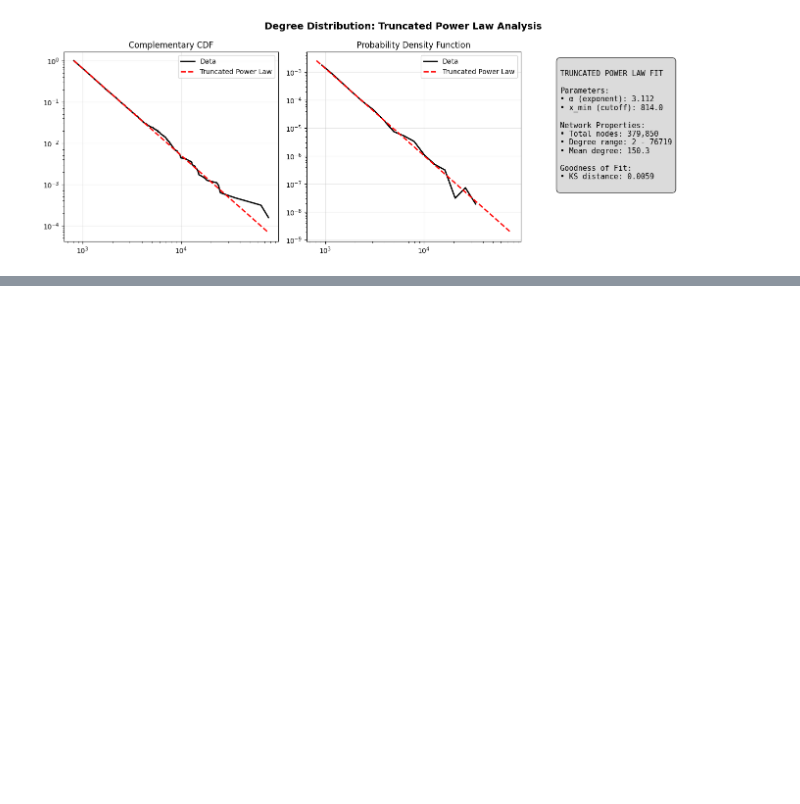
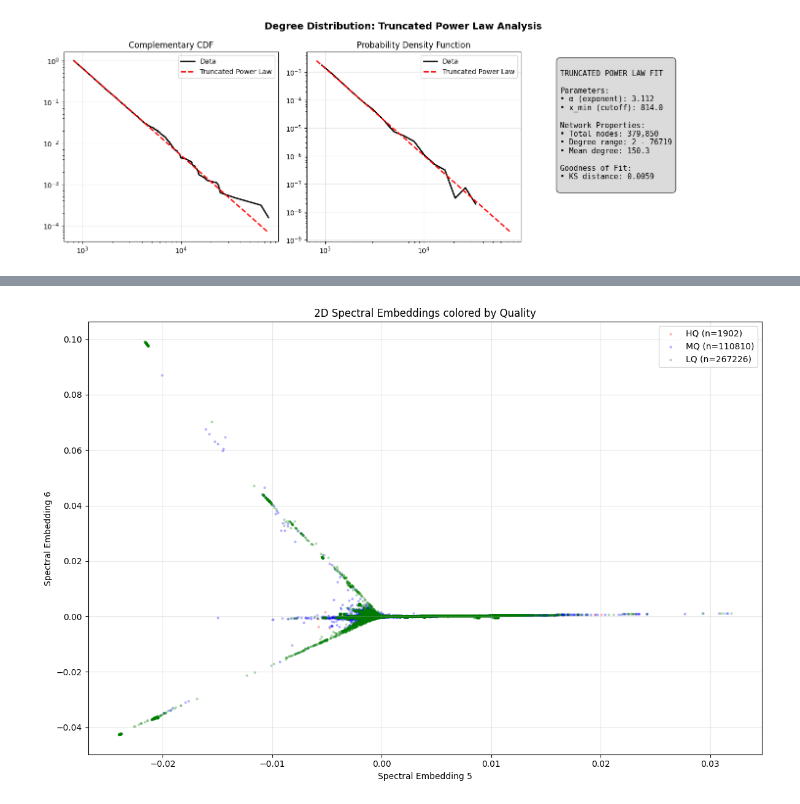
Before and after one commit to Ari-manius/DLSS-WAQP, a Jupyter notebook: 1_CodePipeline/1_WikiDataNet/NetworkDescriptives.ipynb, the cells around one changed output, grey strips where cells are left out. Cells and saved outputs as stored; diff of their text form; code cells hidden in the pictures; blank space fills up the shorter version.

```diff
--- a/1_CodePipeline/1_WikiDataNet/NetworkDescriptives.ipynb
+++ b/1_CodePipeline/1_WikiDataNet/NetworkDescriptives.ipynb
@@ -119,0 +370,34 @@ xmin progress: 99%
+# %%
+import matplotlib.pyplot as plt
+
+# Apply your category mapping first
+categories = {"HQ": 2, "MQ": 1, "LQ": 0}
+reverse_mapping = {v: k for k, v in categories.items()}
+df_full['Target_QC_mapped'] = df_full['Target_QC_aggcat'].map(reverse_mapping)
+
+# Create 2D scatter plot
+fig = plt.figure(figsize=(12, 8))
+ax = fig.add_subplot(111)
+
+# Define colors for each category
+colors = {'HQ': 'red', 'MQ': 'blue', 'LQ': 'green'}
+
+# Plot each category separately for better control
+for category in ['HQ', 'MQ', 'LQ']:
+    mask = df_full['Target_QC_mapped'] == category
+    ax.scatter(df_full.loc[mask, "spectral_embedding_5"],
+               df_full.loc[mask, "spectral_embedding_6"],
+               label=f'{category} (n={mask.sum()})',
+               alpha=0.2, s=5, c=colors[category])
+
+ax.set_xlabel('Spectral Embedding 5')
+ax.set_ylabel('Spectral Embedding 6')
+ax.set_title('2D Spectral Embeddings colored by Quality')
+ax.legend()
+ax.grid(True, alpha=0.3)
+
+plt.tight_layout()
+plt.savefig("/Users/ramius/Desktop/CodeVault/01_Project/Uni/DLSS_DeepLearningforSocialScientists/Final_Project/DLSS-WAQP/2_FinalReport/Images/2dspectral.png", dpi=300, bbox_inches='tight')
+plt.show()
+# %% [output]
+[figure, added]
```
Also changed, not shown: parts of 9 cells of this notebook, 49 other files.
